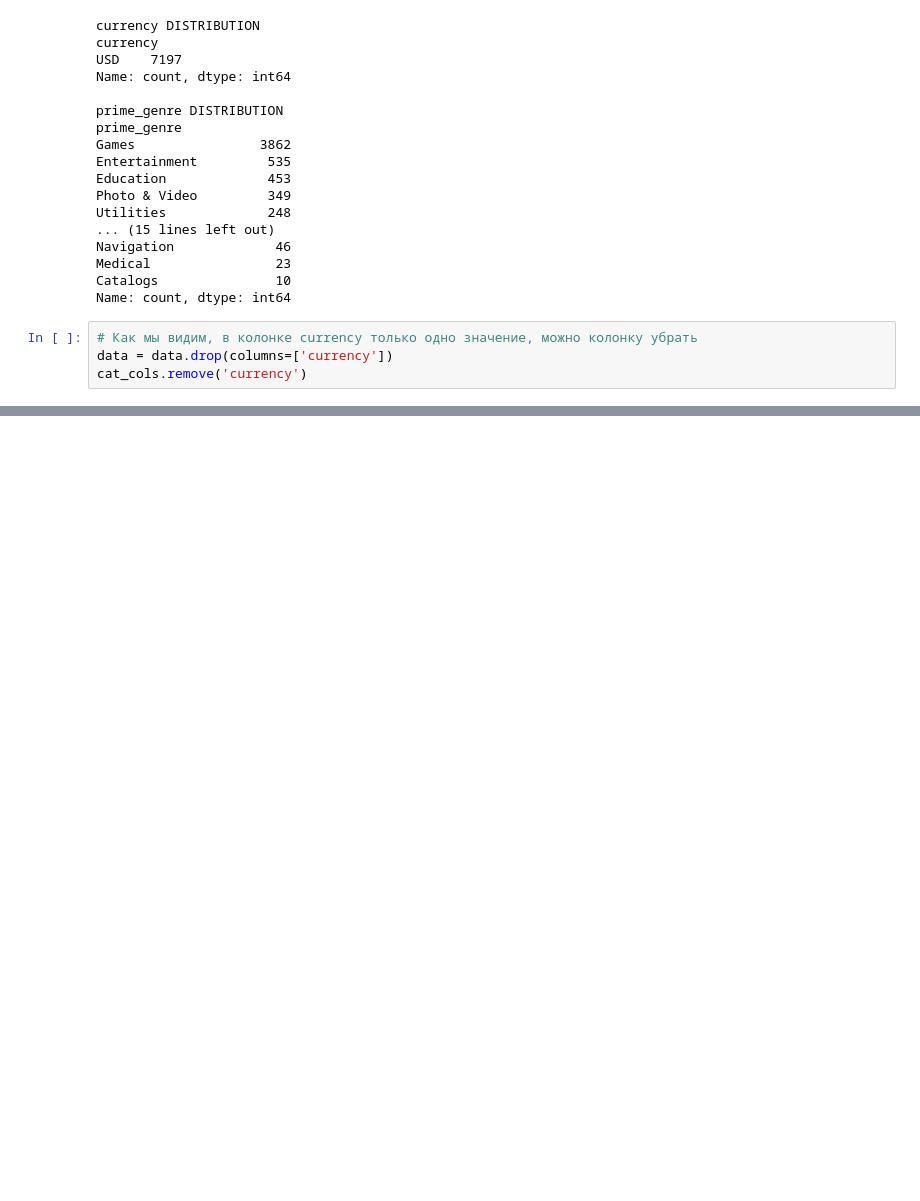
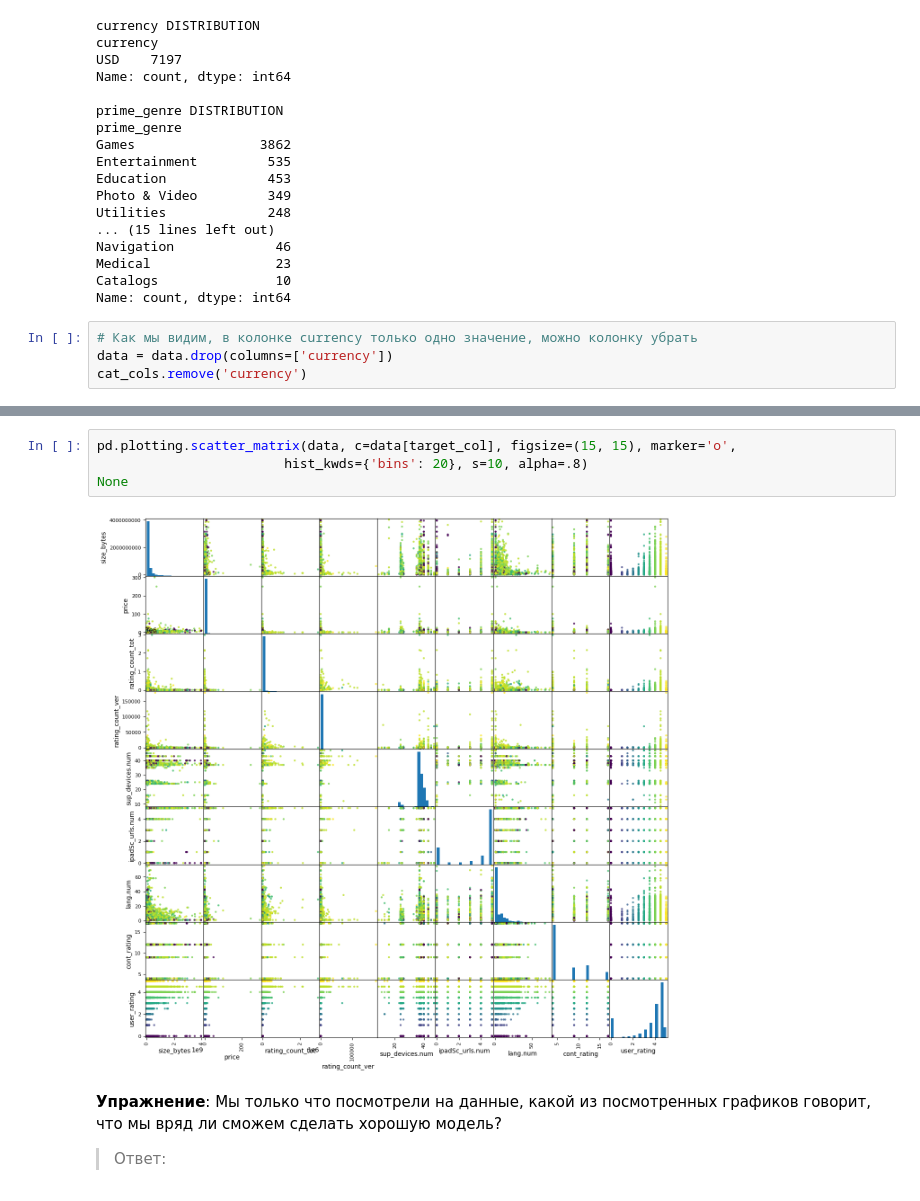
Before and after one commit to Feqqf/Machine_learning_colab, a Jupyter notebook: seminar_1.ipynb, the cells around one changed output, grey strips where cells are left out. Cells and saved outputs as stored; diff of their text form; blank space fills up the shorter version.

```diff
--- a/seminar_1.ipynb
+++ b/seminar_1.ipynb
@@ -105,0 +126,9 @@ cat_cols.remove('currency')
+# %%
+pd.plotting.scatter_matrix(data, c=data[target_col], figsize=(15, 15), marker='o',
+                        hist_kwds={'bins': 20}, s=10, alpha=.8)
+None
+# %% [output]
+[figure, added]
+# %% [markdown]
+**Упражнение**: Мы только что посмотрели на данные, какой из посмотренных графиков говорит, что мы вряд ли сможем сделать хорошую модель?
+> Ответ:
```
Also changed, not shown: parts of 9 cells of this notebook.
